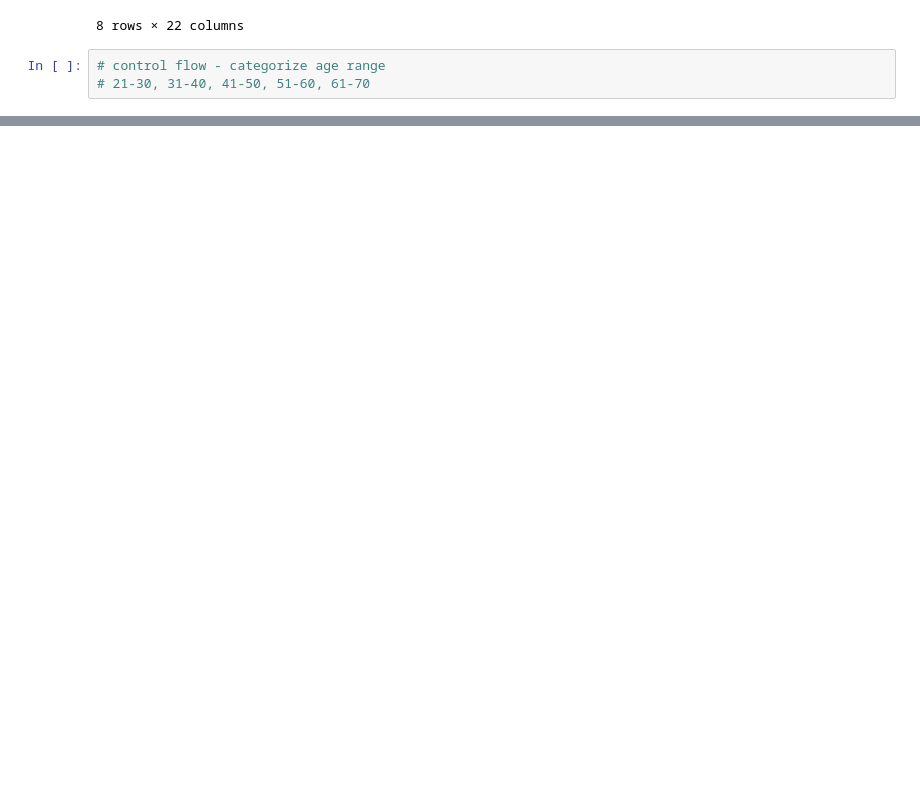
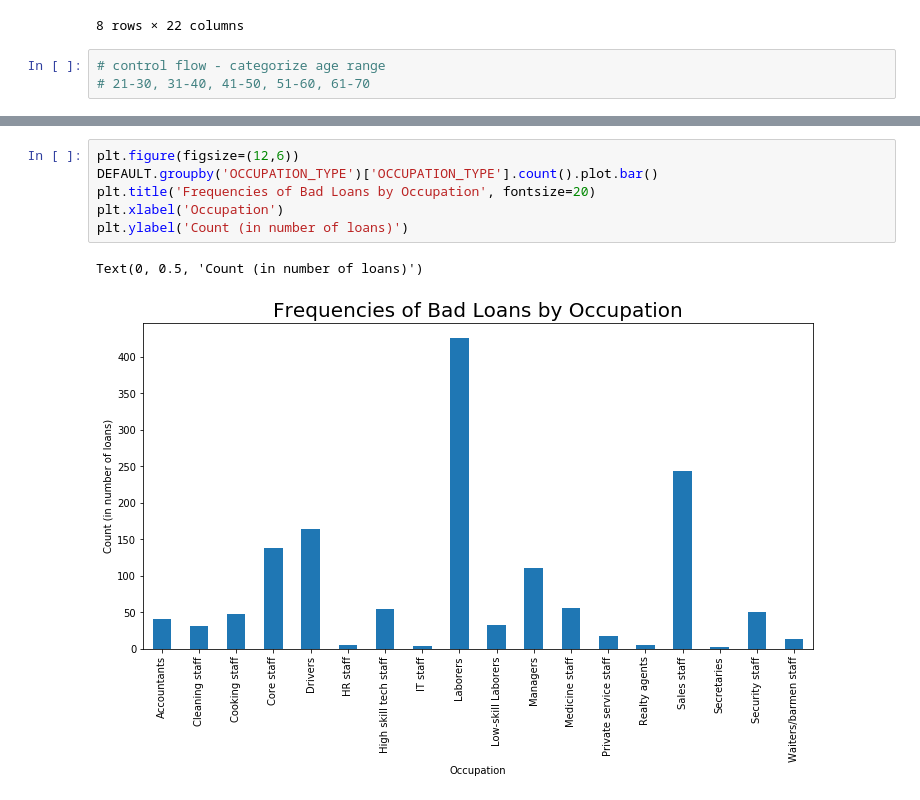
Before and after one commit to kkmendiola/Eskwelabs-Hackathon-Week2, a Jupyter notebook: Hackathon_Week2_Rikki.ipynb, the cells around one changed output, grey strips where cells are left out. Drawn from its saved outputs; the diff is of its cells as text; blank space fills up the shorter version.

```diff
--- a/Hackathon_Week2_Rikki.ipynb
+++ b/Hackathon_Week2_Rikki.ipynb
@@ -209,0 +263,9 @@ df_loan.describe()
+# %%
+plt.figure(figsize=(12,6))
+DEFAULT.groupby('OCCUPATION_TYPE')['OCCUPATION_TYPE'].count().plot.bar()
+plt.title('Frequencies of Bad Loans by Occupation', fontsize=20)
+plt.xlabel('Occupation')
+plt.ylabel('Count (in number of loans)')
+# %% [output]
+Text(0, 0.5, 'Count (in number of loans)')
+[figure, added]
```
Also changed, not shown: parts of 9 cells of this notebook.
